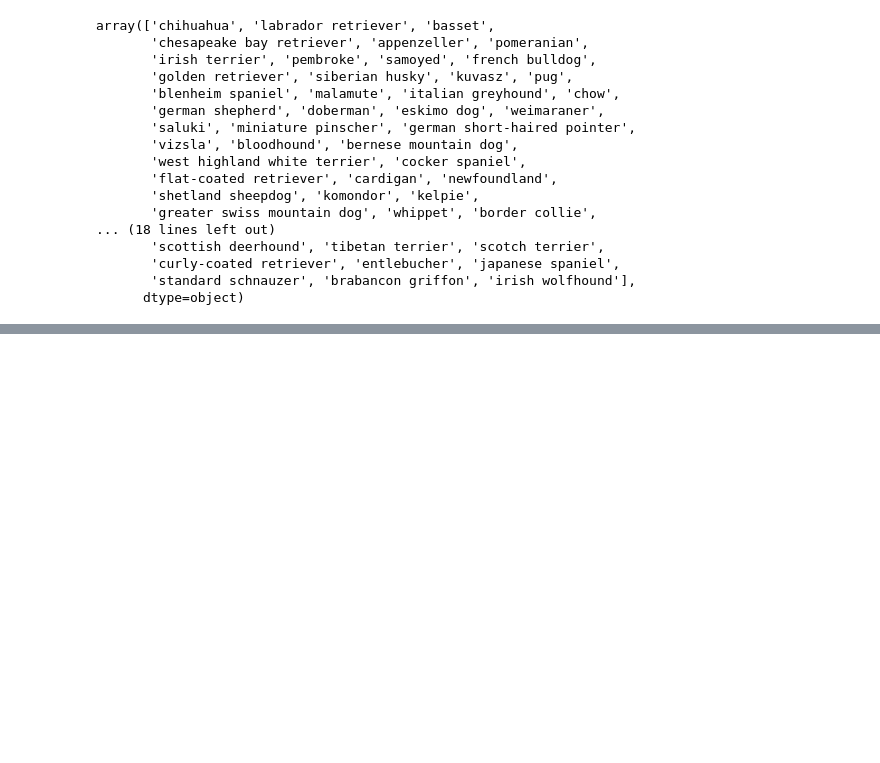
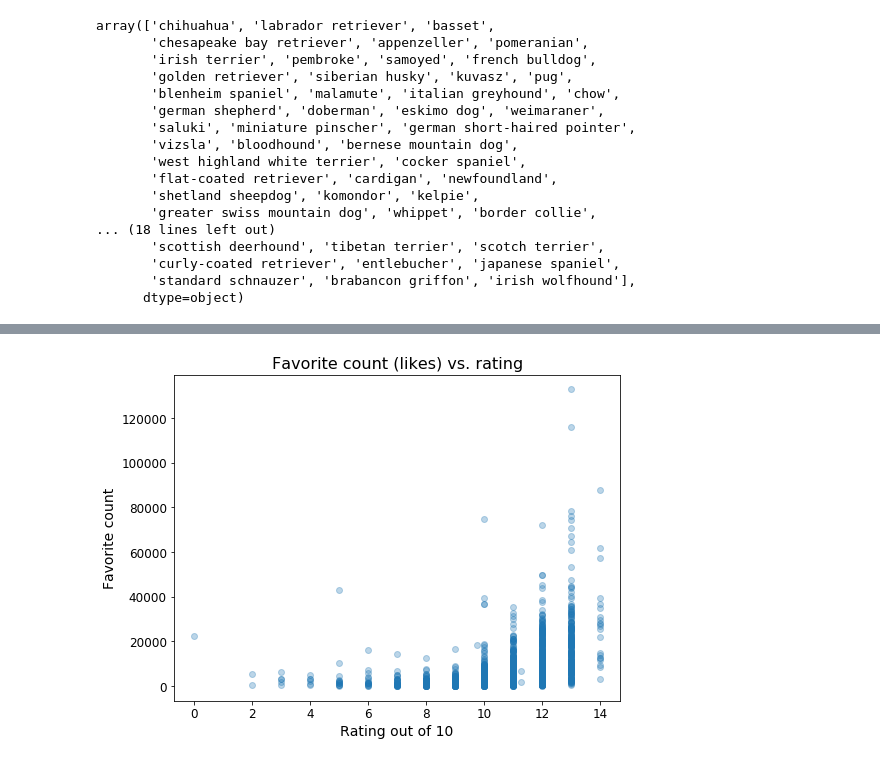
Before and after one commit to mcambalova/wrangle-data-project, a Jupyter notebook: wrangle_act.ipynb, the cells around one changed output, grey strips where cells are left out. Saved outputs shown, nothing was run; the diff lists cells and outputs as text; code cells hidden in the pictures; blank space fills up the shorter version.

```diff
--- a/wrangle_act.ipynb
+++ b/wrangle_act.ipynb
@@ -1217,0 +1503,17 @@ tweets_clean.shape
+# %%
+# Create scatter plot
+plt.figure(figsize=(8, 6))
+plt.scatter(x=twitter_df_10['rating_numerator'], y=twitter_df_10['favorite_count'], alpha=0.3)
+
+# Adjust scatter plot appearance
+plt.title('Favorite count (likes) vs. rating', fontsize=16)
+plt.xlabel('Rating out of 10', fontsize=14)
+plt.ylabel('Favorite count', fontsize=14)
+plt.ticklabel_format(axis='both', style='plain')
+plt.tick_params(axis='x', labelsize=12)
+plt.tick_params(axis='y', labelsize=12);
+
+# Save the figure
+plt.savefig('ratings_likes');
+# %% [output]
+[figure, added]
```
Also changed, not shown: parts of 49 cells of this notebook.
